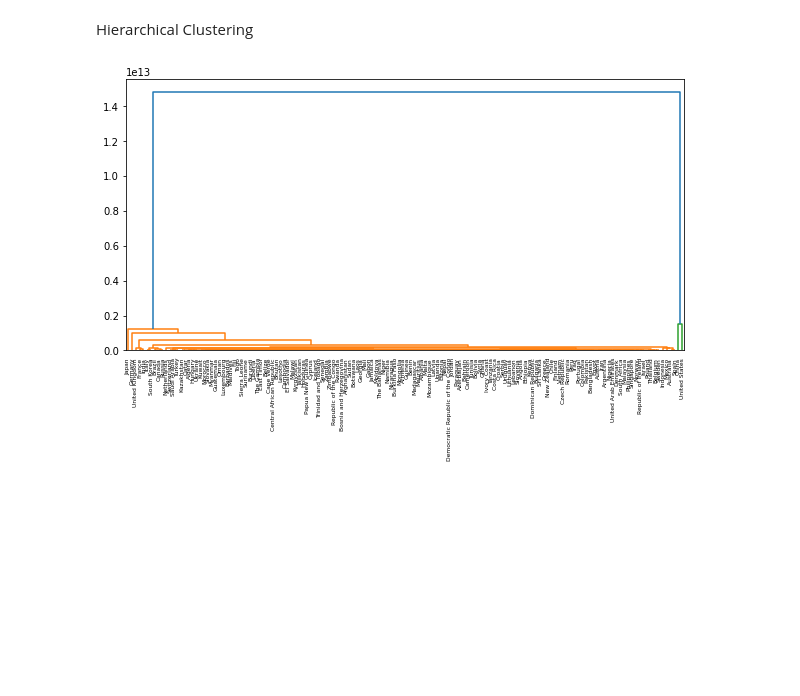
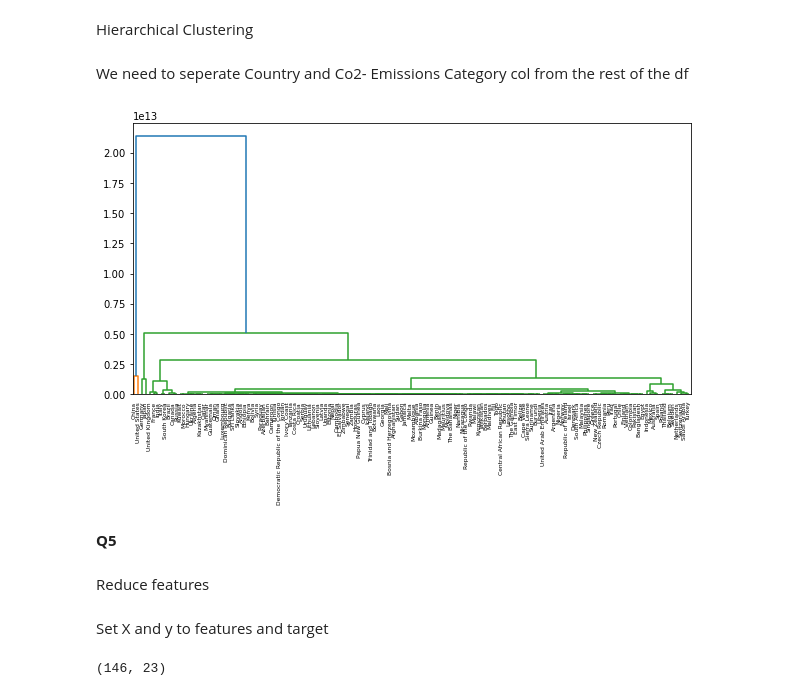
Before and after one commit to salmanalmaskati/salmanalmaskati.github.io, a Jupyter notebook: CPS 844 Labs/Project/project2.ipynb, the cells around one changed output. Drawn from its saved outputs; the diff is of its cells as text; code cells hidden in the pictures; blank space fills up the shorter version.

```diff
--- a/CPS 844 Labs/Project/project2.ipynb
+++ b/CPS 844 Labs/Project/project2.ipynb
@@ -494,16 +561,22 @@ import matplotlib.pyplot as plt
+# %% [markdown]
+We need to seperate Country and Co2- Emissions Category col from the rest of the df
 # %%
-# Remove the 'Country' column from the DataFrame before clustering
+# remove the 'Country' column from the DataFrame before clustering
 numerical_features_df = df.drop(columns=['Country'])
 country=df.Country.values
-mergings = linkage(numerical_features_df, method='single')
-plt.figure(figsize=(10, 5))
-
-dendrogram(mergings,
-           labels=country,
-           leaf_rotation=90,
-           leaf_font_size=6,
-)
-plt.show()
-plt.show()
-# %% [output]
-[figure, removed]
+# %%
+mergings = linkage(numerical_features_df, method='complete')
+plt.figure(figsize=(10, 5))
+
+dendrogram(mergings,
+           labels=country,
+           leaf_rotation=90,
+           leaf_font_size=6,
+)
+plt.show()
+# %% [output]
+[figure, added]
+# %% [markdown]
+**Q5**
+# %% [markdown]
+Reduce features
@@ -509,0 +593,12 @@ plt.show()
+# %% [markdown]
+Set X and y to features and target
+# %%
+from sklearn.preprocessing import StandardScaler
+scaler = StandardScaler()
+X_scaled = scaler.fit_transform(X)
+X=df.drop(columns=['Country'])
+y=df['Life expectancy']
+
+df.shape
+# %% [output]
+(146, 23)
```
Also changed, not shown: parts of 34 cells of this notebook.
